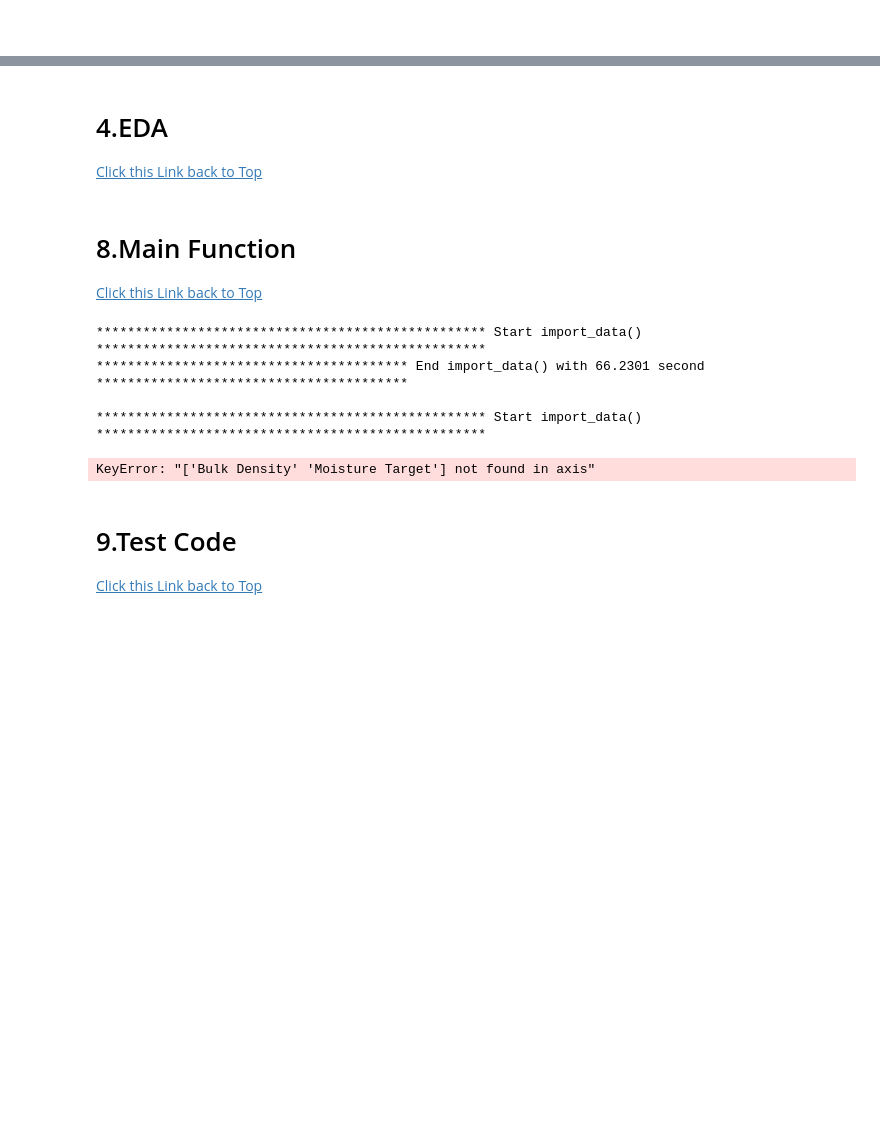
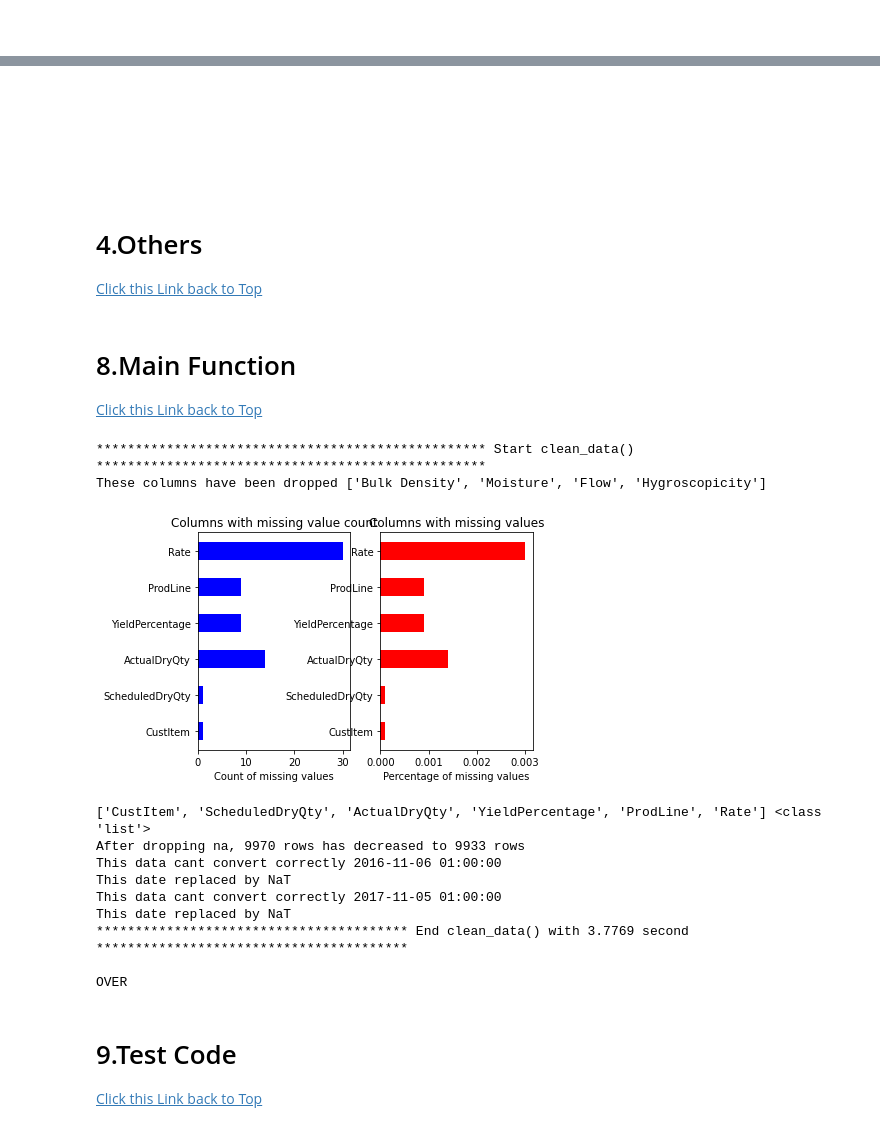
Before and after one commit to L3P3titPrince/Spray_Weather_Forecast, a Jupyter notebook: 21_Weather.ipynb, the cells around one changed output, grey strips where cells are left out. Cells and saved outputs as stored; diff of their text form; code cells hidden in the pictures; blank space fills up the shorter version.

Commit message:
Mar4th 2021 complete clean fucntion

```diff
--- a/21_Weather.ipynb
+++ b/21_Weather.ipynb
@@ -147,7 +153,7 @@ import os
 
 class ImportData(HyperParamters):
     """
-
+    Contain two method: import data and convert time
 
 
     """
@@ -173,18 +179,39 @@ class ImportData(HyperParamters):
         start_time = time()
 
         # create excel full paht directory
-        excel_product = os.path.join(self.ROOTPATH, '017_20160101_20201231_ProductionData.xlsx')
+        excel_product = os.path.join(self.ROOTPATH, '019_20160101_20201231_ProductionData.xlsx')
         # first sheet is real production data
         df_product = pd.read_excel(excel_product, sheet_name = '20160101_20201231_ProductionDat')
         # second sheet is NJ weather data
         df_nj_weather = pd.read_excel(excel_product, sheet_name = 'MiddlesexWeather')
         # third sheet is PA weather data
         df_pa_weather = pd.read_excel(excel_product, sheet_name = 'BethlehemWeather')
+        # this new data missing rate, so we have to import old data and merge ['Rate'] to our new data
+        old_product = os.path.join(self.ROOTPATH, '017_20160101_20201231_ProductionData.xlsx')
+        df_old = pd.read_excel(old_product, sheet_name = '20160101_20201231_ProductionDat')
+        df_product['Rate'] = df_old['Rate']
+
+        # save
+        df_product.to_csv('03_data/20_production.csv',index=False)
+        df_nj_weather.to_csv('03_data/21_nj_weather.csv', index=False)
+        df_pa_weather.to_csv('03_data/22_pa_weather.csv', index=False)
 
         cost_time = round((time() - start_time), 4)
         print("*" * 40, "End import_data() with {} second".format(cost_time), "*" * 40, end='\n\n')
 
         return df_product, df_nj_weather, df_pa_weather
+
+    def read_csv(self):
+        """":arg
+        Because reading excel is too slow, so we use this function to read csv that processed and saved by
+        import_data() function.
+        """
+        df_product = pd.read_csv('03_data/20_production.csv')
+        df_nj_weather = pd.read_csv('03_data/21_nj_weather.csv')
+        df_pa_weather = pd.read_csv('03_data/22_pa_weather.csv')
+
+
+        return df_product, df_nj_weather, df_pa_weather
 # %% [markdown]
 <br>
 # %% [markdown]
@@ -298,6 +451,6 @@ class PreProcess(HyperParamters):
         return df_product, df_nj_weather, df_pa_weather
 # %%
 class_pre = PreProcess()
-df_product, df_nj_weather, df_pa_weather = class_pre.clean_data(df_product, df_nj_weather, df_pa_weather)
+df_product, df_nj_weather, df_pa_weather = class_pre.clean_data(df_product, df_nj_weather, df_pa_weather, col_missing)
 # %% [output]
 ************************************************** Start import_data() **************************************************
@@ -322,5 +500,11 @@ df_nj_weather.head(2)
+# %% [markdown]
+<br>
+# %% [markdown]
+<br>
+# %% [markdown]
+<br>
 # %% [markdown]
-# <a id="4.EDA">4.EDA</a>
+# <a id="4.others">4.Others</a>
 <a href="#2.Table of Contents">Click this Link back to Top</a>
 # %% [markdown]
 # <a id="8.Main Function">8.Main Function</a>
@@ -328,38 +512,47 @@ df_nj_weather.head(2)
 # %%
 # from class_31_hyperparameters import HyperParamters
 # from class_32_import_data import ImportData
-# from class_33_preprocess import PreProcess
-
+# from class_34_preprocess import PreProcess
+# from class_33_eda import EDA
 
 def main():
     """
     We use this function to call process one by one.
     """
 
 
     # ***********************import******************************
     class_import = ImportData()
-    df_product, df_nj_weather, df_pa_weather = class_import.import_data()
+    # df_product, df_nj_weather, df_pa_weather = class_import.import_data()
+    df_product, df_nj_weather, df_pa_weather = class_import.read_csv()
 
     # *******************3.Preprocess**************************************
     class_pre = PreProcess()
     df_product, df_nj_weather, df_pa_weather = class_pre.clean_data(df_product, df_nj_weather, df_pa_weather)
 
 
     return df_product, df_nj_weather, df_pa_weather
 
 if __name__=="__main__":
     """:arg
 
     """
     (df_product, df_nj_weather, df_pa_weather) = main()
+
     print("OVER")
 # %% [output]
-************************************************** Start import_data() **************************************************
-**************************************** End import_data() with 66.2301 second ****************************************
-
-************************************************** Start import_data() **************************************************
+************************************************** Start clean_data() **************************************************
+These columns have been dropped ['Bulk Density', 'Moisture', 'Flow', 'Hygroscopicity']
+[figure, added]
-KeyError: "['Bulk Density' 'Moisture Target'] not found in axis"
+['CustItem', 'ScheduledDryQty', 'ActualDryQty', 'YieldPercentage', 'ProdLine', 'Rate'] <class 'list'>
+After dropping na, 9970 rows has decreased to 9933 rows
+This data cant convert correctly 2016-11-06 01:00:00
+This date replaced by NaT
+This data cant convert correctly 2017-11-05 01:00:00
+This date replaced by NaT
+**************************************** End clean_data() with 3.7769 second ****************************************
+
+OVER
 # %% [markdown]
 # <a id="9.Test Code">9.Test Code</a>
 <a href="#2.Table of Contents">Click this Link back to Top</a>
```
Also changed, not shown: parts of 80 cells of this notebook.
